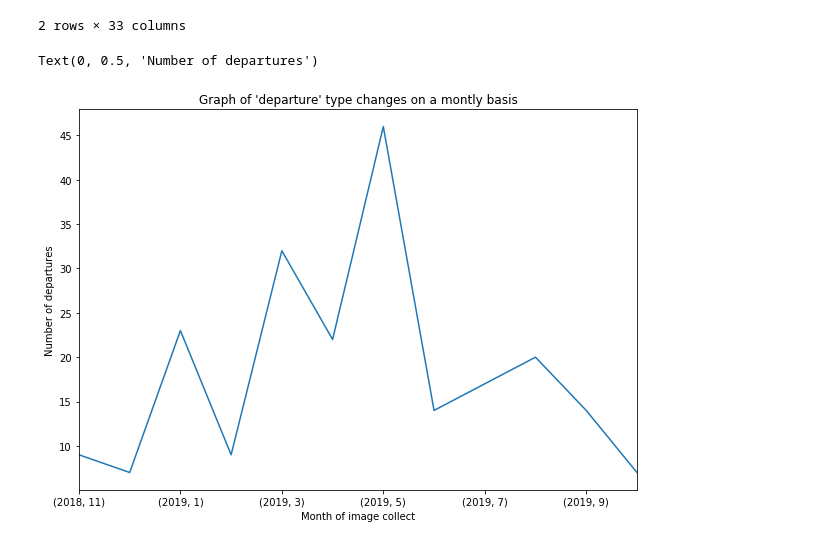
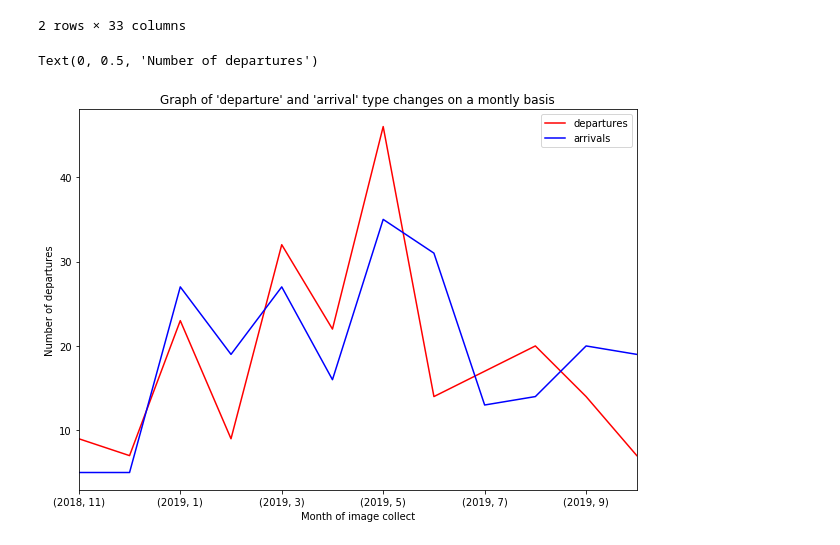
Before and after one commit to michaelmdresser/spotthedifference, a Jupyter notebook: michael/overtime.ipynb, the cells around one changed output. Drawn from its saved outputs; the diff is of its cells as text; code cells hidden in the pictures.

Commit message:
added arrivals to the over time graph

```diff
--- a/michael/overtime.ipynb
+++ b/michael/overtime.ipynb
@@ -52,16 +53,27 @@ df.loc[df["detect_type"] == "Departure"].head(2)
 # %%
 df_departures = df.loc[df["detect_type"] == "Departure"]
 departures_by_month = df_departures.groupby([
     df_departures["timestamp_dt"].apply(lambda x: x.year),
     df_departures["timestamp_dt"].apply(lambda x: x.month)])["detect_type"].count()
 
-ax = departures_by_month.plot(figsize=(10,7))
-ax.set_title("Graph of 'departure' type changes on a montly basis")
+df_arrivals = df.loc[df["detect_type"] == "Arrival"]
+arrivals_by_month = df_arrivals.groupby([
+    df_arrivals["timestamp_dt"].apply(lambda x: x.year),
+    df_arrivals["timestamp_dt"].apply(lambda x: x.month)])["detect_type"].count()
+
+fig, ax = plt.subplots(figsize=(10,7))
+# ax.plot(departures_by_month.index, departures_by_month, label="departures")
+# ax.plot(arrivals_by_month, label="arrivals")
+
+departures_by_month.plot(label="departures", ax=ax, color="red")
+arrivals_by_month.plot(label="arrivals", ax=ax, color="blue")
+ax.legend()
+ax.set_title("Graph of 'departure' and 'arrival' type changes on a montly basis")
 ax.set_xlabel("Month of image collect")
 ax.set_ylabel("Number of departures")
 # %% [output]
 Text(0, 0.5, 'Number of departures')
-[figure, old version]
+[figure, new version]
 # %%
 departures_by_date = df_departures.groupby(df_departures["timestamp_dt"])["detect_type"].count()
 
```
Also changed, not shown: parts of 2 cells of this notebook.
